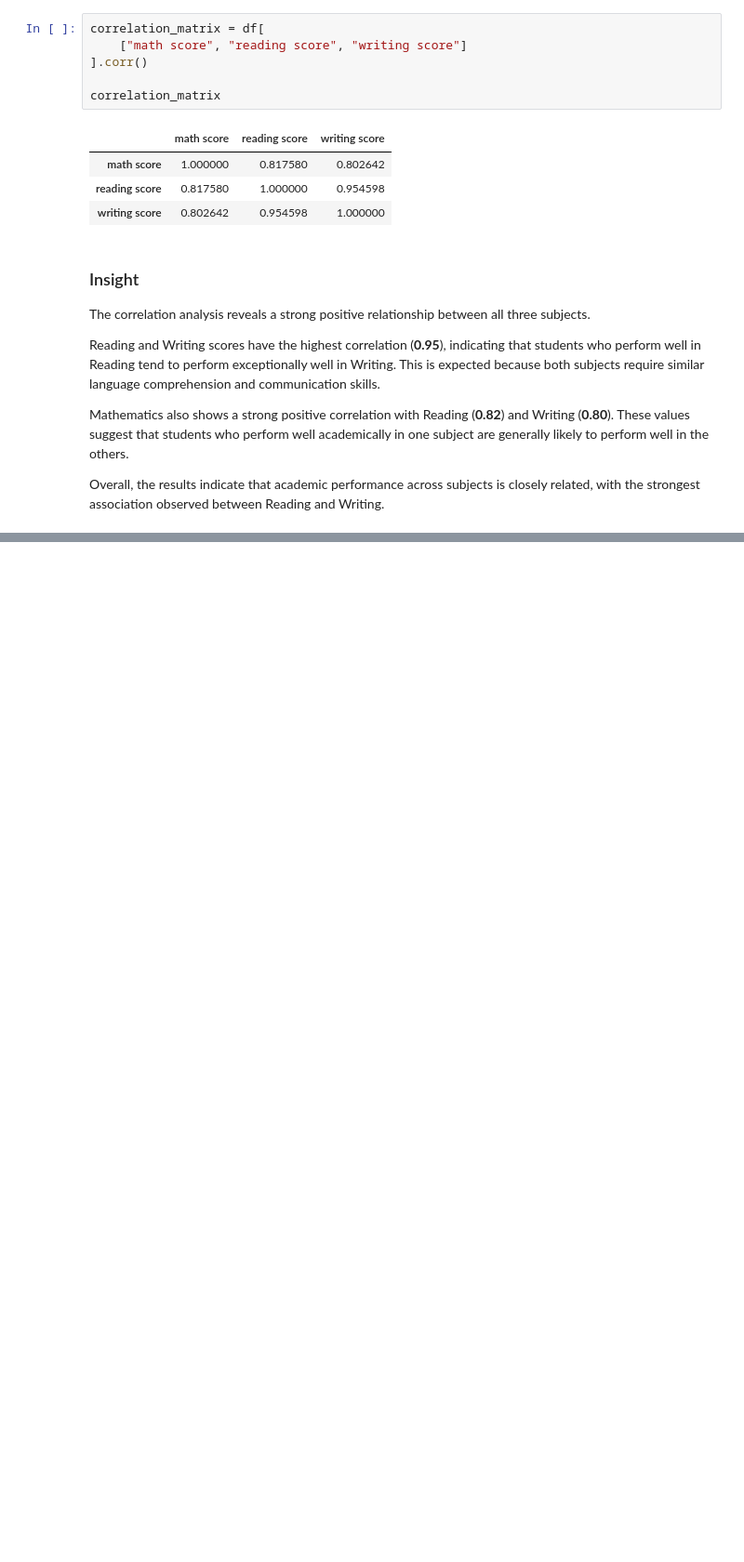
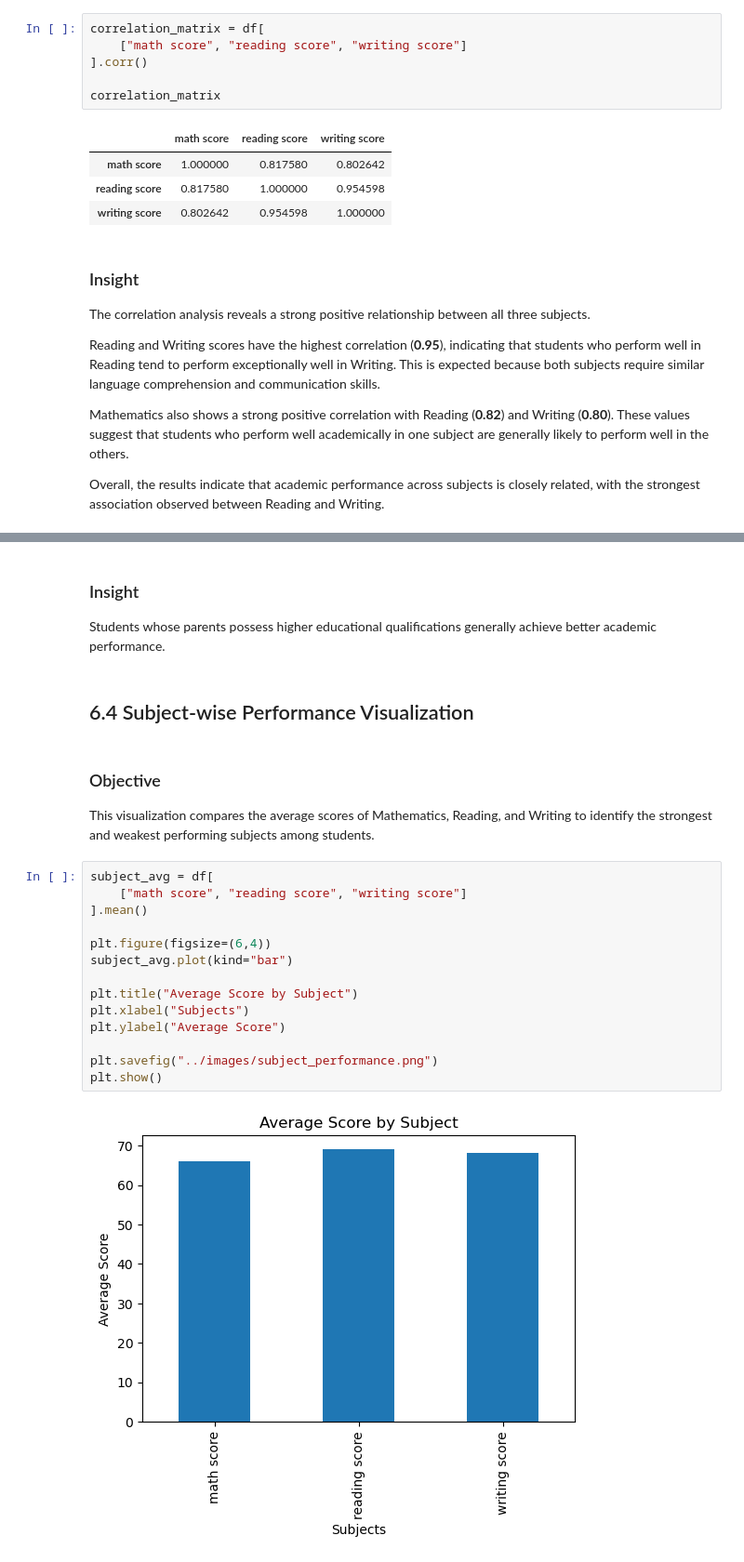
Before and after one commit to Harshpoonia/data-analytics-projects, a Jupyter notebook: Student-Performance-Analysis/notebooks/student_performance_analysis.ipynb, the cells around one changed output, grey strips where cells are left out. Shown at 93% size. Saved outputs shown, nothing was run; the diff lists cells and outputs as text; blank space fills up the shorter version.

```diff
--- a/Student-Performance-Analysis/notebooks/student_performance_analysis.ipynb
+++ b/Student-Performance-Analysis/notebooks/student_performance_analysis.ipynb
@@ -325,0 +401,26 @@ Overall, the results indicate that academic performance across subjects is close
+# %% [markdown]
+### Insight
+
+Students whose parents possess higher educational qualifications generally achieve better academic performance.
+# %% [markdown]
+## 6.4 Subject-wise Performance Visualization
+# %% [markdown]
+### Objective
+
+This visualization compares the average scores of Mathematics, Reading, and Writing to identify the strongest and weakest performing subjects among students.
+# %%
+subject_avg = df[
+    ["math score", "reading score", "writing score"]
+].mean()
+
+plt.figure(figsize=(6,4))
+subject_avg.plot(kind="bar")
+
+plt.title("Average Score by Subject")
+plt.xlabel("Subjects")
+plt.ylabel("Average Score")
+
+plt.savefig("../images/subject_performance.png")
+plt.show()
+# %% [output]
+[figure, added]
```
Also changed, not shown: parts of 30 cells of this notebook, 6 other files.
